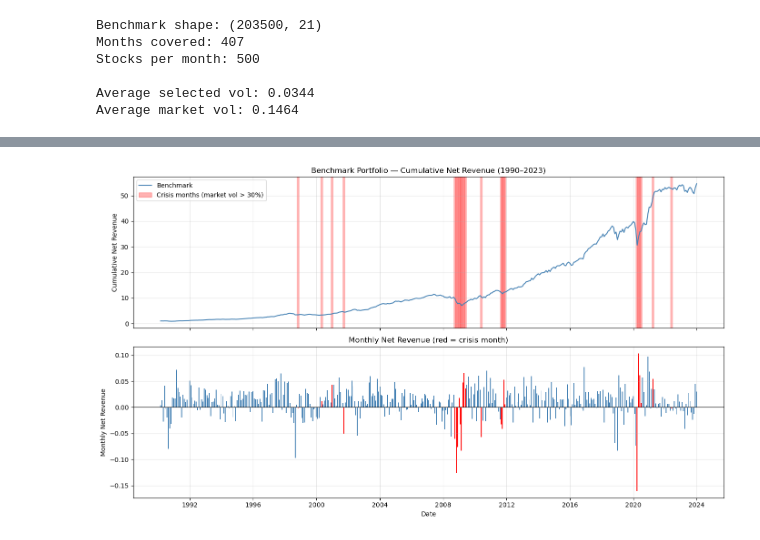
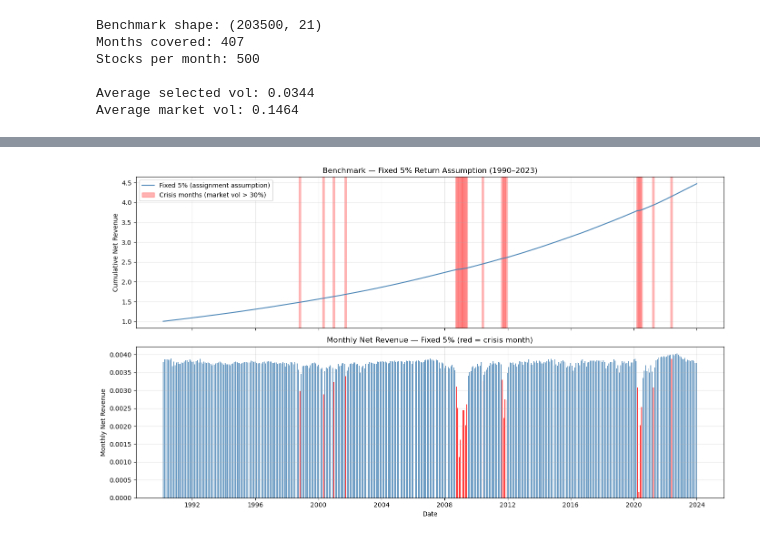
Before and after one commit to j-szymborski-dyrda/ai-finance-project, a Jupyter notebook: notebooks/1A. benchmark_model.ipynb, the cells around one changed output, grey strips where cells are left out. Drawn from its saved outputs; the diff is of its cells as text; code cells hidden in the pictures.

Commit message:
Fixed results added

```diff
--- a/notebooks/1A. benchmark_model.ipynb
+++ b/notebooks/1A. benchmark_model.ipynb
@@ -110,45 +120,78 @@ Sharpe ratio: 1.2085
 # %%
-# Cell 4 — Plot Benchmark Performance
+# Cell 4 — Plot Benchmark Performance (two separate charts)
 
 import matplotlib.pyplot as plt
 import matplotlib.patches as mpatches
 
+def shade_crisis(ax, monthly_results):
+    for _, row in monthly_results[monthly_results['high_vol_regime']].iterrows():
+        ax.axvspan(row['date'], row['date'], alpha=0.3, color='red', linewidth=4)
+
+crisis_patch = mpatches.Patch(color='red', alpha=0.3,
+                               label='Crisis months (market vol > 30%)')
+
+# ── Chart 1: Fixed 5% assumption ──────────────────────────
 fig, (ax1, ax2) = plt.subplots(2, 1, figsize=(14, 8), sharex=True)
 
-# --- Plot 1: Cumulative net revenue ---
 ax1.plot(monthly_results['date'],
-         monthly_results['cumulative_net_revenue'],
-         color='steelblue', linewidth=1.5, label='Benchmark')
-
-# Shade crisis months
-for _, row in monthly_results[monthly_results['high_vol_regime']].iterrows():
-    ax1.axvspan(row['date'], row['date'], alpha=0.3, color='red', linewidth=4)
-
+         monthly_results['cumulative_fixed'],
+         color='steelblue', linewidth=1.5)
+shade_crisis(ax1, monthly_results)
 ax1.set_ylabel('Cumulative Net Revenue')
-ax1.set_title('Benchmark Portfolio — Cumulative Net Revenue (1990–2023)')
-ax1.legend()
+ax1.set_title('Benchmark — Fixed 5% Return Assumption (1990–2023)')
+ax1.legend(handles=[
+    plt.Line2D([0], [0], color='steelblue', linewidth=1.5,
+               label='Fixed 5% (assignment assumption)'),
+    crisis_patch
+])
 ax1.grid(True, alpha=0.3)
 
-# Add crisis patch to legend
-crisis_patch = mpatches.Patch(color='red', alpha=0.3, label='Crisis months (market vol > 30%)')
-ax1.legend(handles=[plt.Line2D([0], [0], color='steelblue', linewidth=1.5,
-                                label='Benchmark'), crisis_patch])
-
-# --- Plot 2: Monthly net revenue ---
-colors = ['red' if x else 'steelblue' for x in monthly_results['high_vol_regime']]
+colors_fixed = ['red' if x else 'steelblue'
+                for x in monthly_results['high_vol_regime']]
 ax2.bar(monthly_results['date'],
-        monthly_results['avg_net_revenue'],
-        color=colors, width=20)
+        monthly_results['avg_net_revenue_fixed'],
+        width=20, color=colors_fixed, alpha=0.8)
 ax2.axhline(y=0, color='black', linewidth=0.8)
 ax2.set_ylabel('Monthly Net Revenue')
 ax2.set_xlabel('Date')
-ax2.set_title('Monthly Net Revenue (red = crisis month)')
+ax2.set_title('Monthly Net Revenue — Fixed 5% (red = crisis month)')
 ax2.grid(True, alpha=0.3)
 
 plt.tight_layout()
-plt.savefig(data_path / 'benchmark_performance.png', dpi=150, bbox_inches='tight')
+plt.savefig(data_path / 'benchmark_fixed_5pct.png', dpi=150, bbox_inches='tight')
 plt.show()
+print("Chart 1 saved ✅")
 
-print("Plot saved to data/benchmark_performance.png")
+# ── Chart 2: Actual CRSP returns ──────────────────────────
+fig, (ax1, ax2) = plt.subplots(2, 1, figsize=(14, 8), sharex=True)
+
+ax1.plot(monthly_results['date'],
+         monthly_results['cumulative_actual'],
+         color='darkorange', linewidth=1.5)
+shade_crisis(ax1, monthly_results)
+ax1.set_ylabel('Cumulative Net Revenue')
+ax1.set_title('Benchmark — Actual CRSP Returns (1990–2023)')
+ax1.legend(handles=[
+    plt.Line2D([0], [0], color='darkorange', linewidth=1.5,
+               label='Actual CRSP returns'),
+    crisis_patch
+])
+ax1.grid(True, alpha=0.3)
+
+colors_actual = ['red' if x else 'darkorange'
+                 for x in monthly_results['high_vol_regime']]
+ax2.bar(monthly_results['date'],
+        monthly_results['avg_net_revenue_actual'],
+        width=20, color=colors_actual, alpha=0.8)
+ax2.axhline(y=0, color='black', linewidth=0.8)
+ax2.set_ylabel('Monthly Net Revenue')
+ax2.set_xlabel('Date')
+ax2.set_title('Monthly Net Revenue — Actual CRSP Returns (red = crisis month)')
+ax2.grid(True, alpha=0.3)
+
+plt.tight_layout()
+plt.savefig(data_path / 'benchmark_actual_returns.png', dpi=150, bbox_inches='tight')
+plt.show()
+print("Chart 2 saved ✅")
 # %% [output]
-[figure, old version]
+[figure, new version]
```
Also changed, not shown: parts of 4 cells of this notebook, 2 other files.
